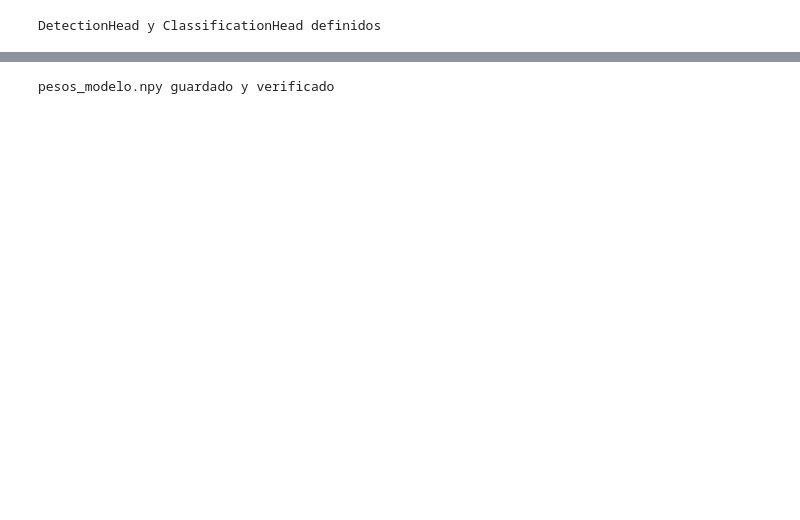
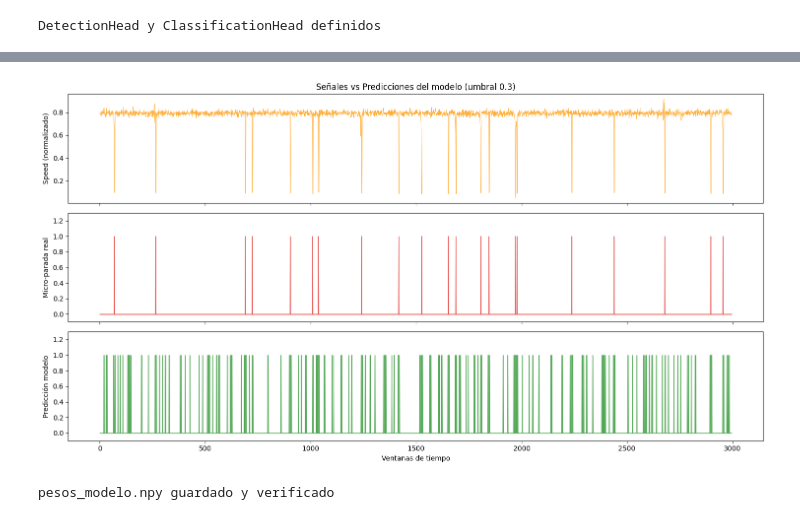
Before and after one commit to XavierSs21/micro-stop-detection, a Jupyter notebook: notebook/dataset.ipynb, the cells around one changed output, grey strips where cells are left out. Cells and saved outputs as stored; diff of their text form; code cells hidden in the pictures; blank space fills up the shorter version.

```diff
--- a/notebook/dataset.ipynb
+++ b/notebook/dataset.ipynb
@@ -5,7 +5,7 @@ np.random.seed(42)
 
 # Parámetros generales
 TOTAL_TIME = 20000  # número de pasos de tiempo
-MICRO_STOP_PROB = 0.003  # eventos raros (~0.3%)
+MICRO_STOP_PROB = 0.008  # eventos raros (~0.3%)
 MAX_LAG = 10  # desfase temporal máximo
 
 # Variables
@@ -576,7 +576,7 @@ def train_epoch(X, y_det, y_cause, y_time, det_head, cls_head, batch_size=64, lr
 det_head = DetectionHead(input_size=HIDDEN_SIZE, class_weight=peso_micro)
 cls_head = ClassificationHead(input_size=HIDDEN_SIZE, n_classes=5)
 
-N_EPOCHS = 50
+N_EPOCHS = 150
 history  = {'loss_det': [], 'loss_cls': [], 'loss_pred': [], 'val_recall': []}
 
 print(f"{'Epoch':>6} | {'Loss Det':>9} | {'Loss Pred':>10} | {'Val Recall':>10}")
@@ -723,3 +750,31 @@ Ajustando umbral a 0.3...
+# %%
+# ── Gráfica: Señales vs Predicciones ──────────────────────
+results_viz = evaluate(X_test, y_test_detect, y_test_cause,
+                       det_head, cls_head, threshold=0.3)
+
+fig, axes = plt.subplots(3, 1, figsize=(15, 8), sharex=True)
+
+axes[0].plot(X_test[:, -1, 2], color='#FF9800', linewidth=0.6, alpha=0.8)
+axes[0].set_ylabel('Speed (normalizado)')
+axes[0].set_title('Señales vs Predicciones del modelo (umbral 0.3)')
+
+axes[1].fill_between(range(len(y_test_detect)), y_test_detect,
+                     alpha=0.8, color='#E53935')
+axes[1].set_ylabel('Micro-parada real')
+axes[1].set_ylim(-0.1, 1.3)
+
+axes[2].fill_between(range(len(results_viz['pred_det'])),
+                     results_viz['pred_det'],
+                     alpha=0.8, color='#43A047')
+axes[2].set_ylabel('Predicción modelo')
+axes[2].set_ylim(-0.1, 1.3)
+axes[2].set_xlabel('Ventanas de tiempo')
+
+plt.tight_layout()
+plt.savefig('señales_vs_predicciones.png', dpi=150, bbox_inches='tight')
+plt.show()
+# %% [output]
+[figure, added]
 # %%
 np.save('pesos_modelo.npy', {
     'det_W': det_head.W,
```
Also changed, not shown: parts of 12 cells of this notebook.
